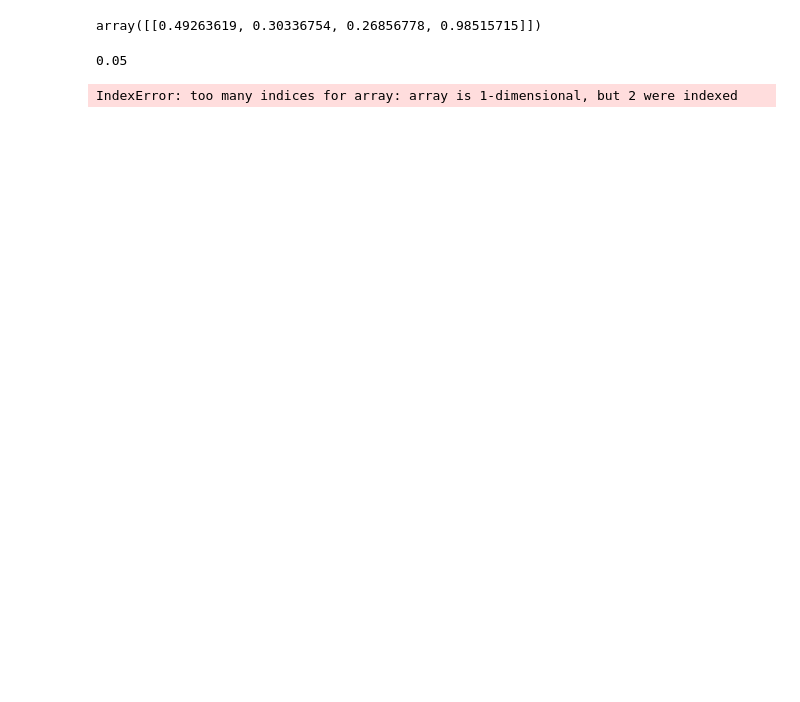
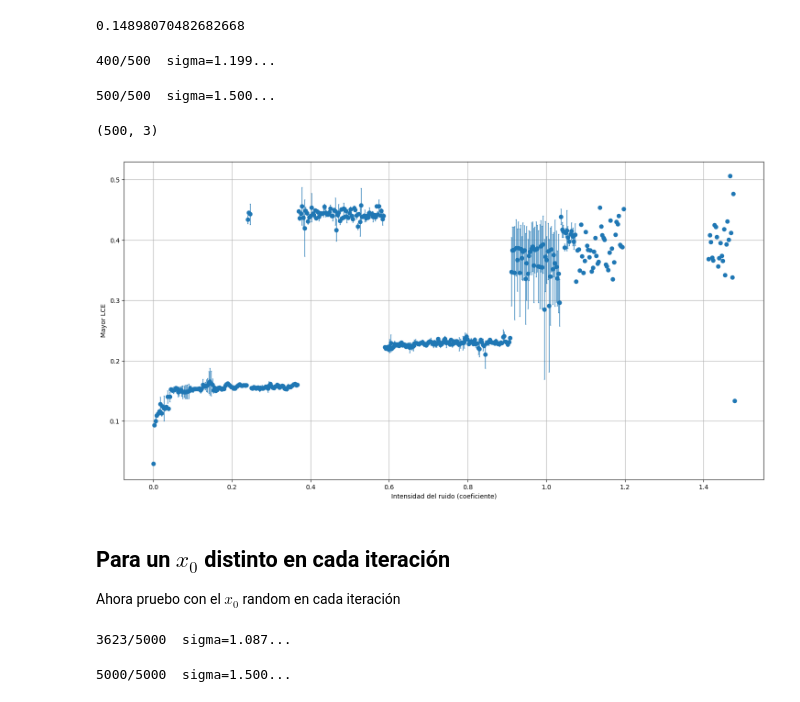
Before and after one commit to jenriquezafra/TFG, a Jupyter notebook: notebooks/parameters_exploration.ipynb, the cells around one changed output. Drawn from its saved outputs; the diff is of its cells as text; code cells hidden in the pictures; blank space fills up the shorter version.

```diff
--- a/notebooks/parameters_exploration.ipynb
+++ b/notebooks/parameters_exploration.ipynb
@@ -19,42 +21,16 @@ Hacemos barridos para distintos de valores de $x_0$
-# %%
-# definimos los parametros del sistema
-r = np.array(
-    [1, 0.72, 1.53, 1.27]
-)
-
-a = np.array([
-    [1, 1.09, 1.52, 0],
-    [0, 1, 0.44, 1.36],
-    [2.33, 0, 1, 0.47],
-    [1.21, 0.51, 0.35, 1]
-])
-
-x0 = np.array([0.5, 0.5, 0.5, 0.5])
-
-# generamos un nuevo x0:
-rng = np.random.default_rng(73)
-x0 = np.array(
-    [[rng.random() for _ in range(4)]]
-)
-print
-# %% [output]
-array([[0.49263619, 0.30336754, 0.26856778, 0.98515715]])
-# %%
-(5000/1e5)
-# %% [output]
-0.05
 # %%
 # PRUEBA DE TIEMPO DE UN WOLF
 from src.stoc_system import StochasticSystem
-model = StochasticSystem(a, r, x0, 5000, 5000/1e5, [0.04, 0.04, 0.04, 0.04])
+
+model = StochasticSystem(r, a, x0, total_time = 5000, dt = 5000/1e5, sigma =[0.04, 0.04, 0.04, 0.04])
 t, x = model.euler_maruyama()
 lces = model.estimate_LCE1_Wolf(
             x, evol_time=500,
             min_separation=180,
             max_replacements=500,
-            start_indices= 1e5 // 2
+            start_indices= list([int(1e5 //4 ), int(1e5 // 2), int(1e5 // (4/3) )])
         )
 print(lces[0])
 # %% [output]
-IndexError: too many indices for array: array is 1-dimensional, but 2 were indexed
+0.14898070482682668
 # %%
@@ -134,5 +113,38 @@ def barrido_LCEs(total_time = 5000, N_points=1e5, max_iters=50, save=False, save
 barrido_test = barrido_LCEs(
     total_time=5000,
     N_points=1e5,
-    max_iters=50
+    max_iters=500
 )
+# %% [output]
+400/500  sigma=1.199...
+500/500  sigma=1.500...
+# %%
+print(barrido_test.shape)
+# %% [output]
+(500, 3)
+# %%
+# creamos una gráfica para verlo
+fig_barridos, ax_barridos = plt.subplots(figsize = (18,9))
+plt.errorbar(
+    x = barrido_test[:, 0], y = barrido_test[:, 1], yerr = barrido_test[:, 2], fmt = 'o', elinewidth = 1, capsize = 1
+)
+
+plt.xlabel('Intensidad del ruido (coeficiente)')
+plt.ylabel('Mayor LCE')
+plt.grid()
+plt.show()
+# %% [output]
+[figure, added]
+# %% [markdown]
+## Para un $x_0$ distinto en cada iteración
+Ahora pruebo con el $x_0$ random en cada iteración
+# %%
+from src.functions import barrido_LCEs_random
+barr_random = barrido_LCEs_random(
+    total_time=5000,
+    N_points=1e5,
+    max_iters=5000
+)
+# %% [output]
+3623/5000  sigma=1.087...
+5000/5000  sigma=1.500...
```
Also changed, not shown: parts of 8 cells of this notebook, 5 other files.
